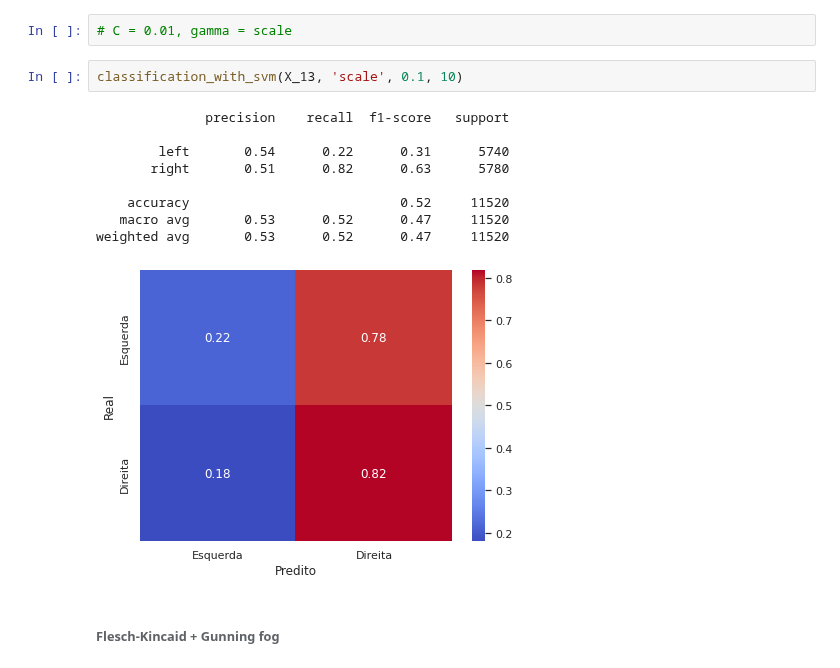
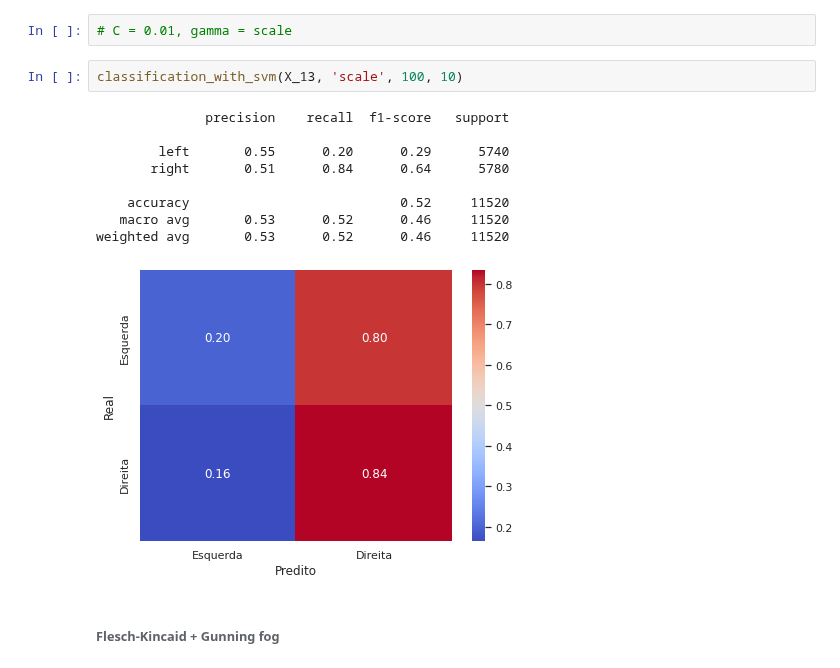
Before and after one commit to ldocarvalho/portals-bias, a Jupyter notebook: portals_bias.ipynb, the cells around one changed output. Saved outputs shown, nothing was run; the diff lists cells and outputs as text.

```diff
--- a/portals_bias.ipynb
+++ b/portals_bias.ipynb
@@ -1012,17 +1016,17 @@ grid_search_cv_with_svm(X_13)
 # %%
 # C = 0.01, gamma = scale
 # %%
-classification_with_svm(X_13, 'scale', 0.1, 10)
+classification_with_svm(X_13, 'scale', 100, 10)
 # %% [output]
               precision    recall  f1-score   support
 
-        left       0.54      0.22      0.31      5740
-       right       0.51      0.82      0.63      5780
+        left       0.55      0.20      0.29      5740
+       right       0.51      0.84      0.64      5780
 
     accuracy                           0.52     11520
-   macro avg       0.53      0.52      0.47     11520
-weighted avg       0.53      0.52      0.47     11520
+   macro avg       0.53      0.52      0.46     11520
+weighted avg       0.53      0.52      0.46     11520
-[figure, old version]
+[figure, new version]
 # %% [markdown]
 ###### Flesch-Kincaid + Gunning fog
 # %%
```
Also changed, not shown: parts of 3 cells of this notebook.
